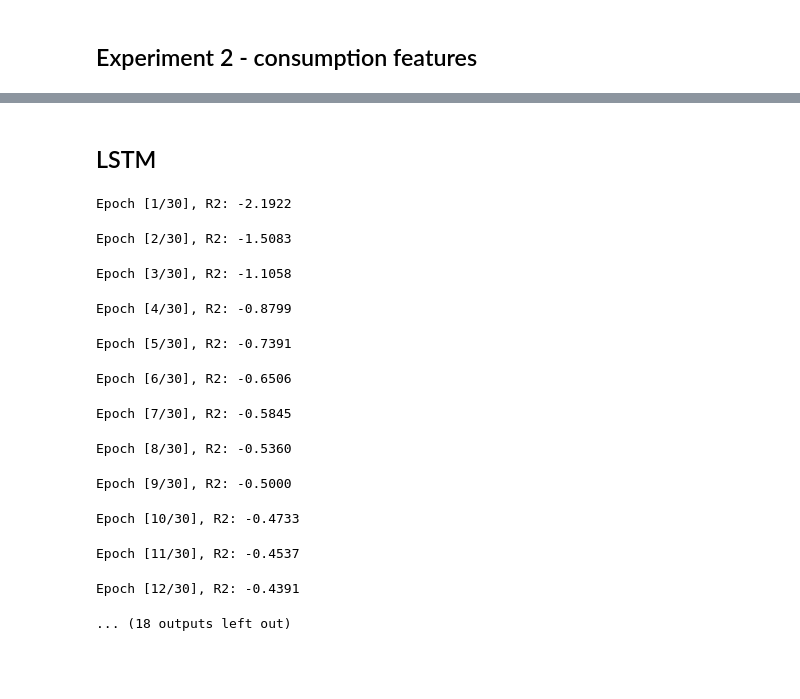
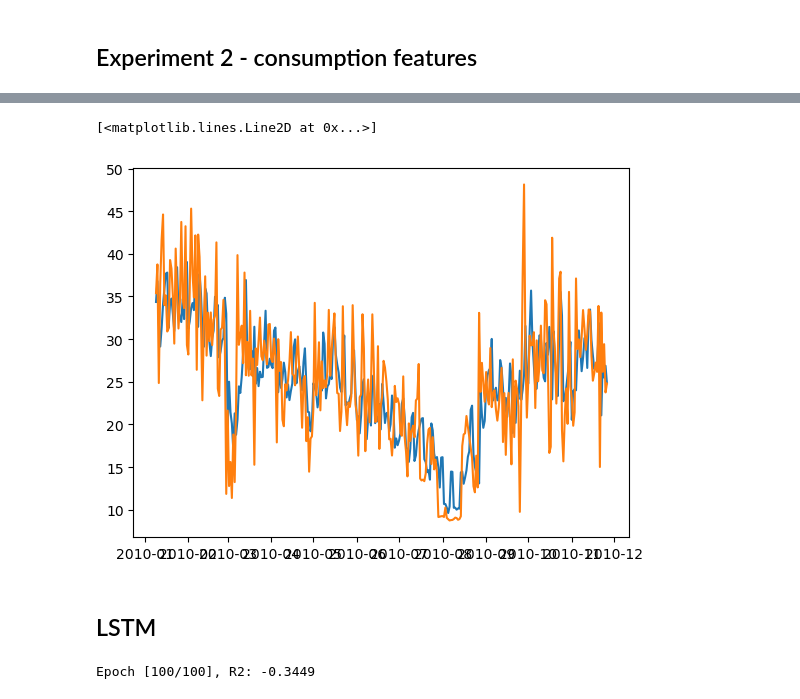
Before and after one commit to sabrinasartori/project-INF442, a Jupyter notebook: notebooks/06-consumption_prediction.ipynb, the cells around one changed output, grey strips where cells are left out. Drawn from its saved outputs; the diff is of its cells as text; code cells hidden in the pictures; blank space fills up the shorter version.

```diff
--- a/notebooks/06-consumption_prediction.ipynb
+++ b/notebooks/06-consumption_prediction.ipynb
@@ -411,3 +443,9 @@ r2_score(y_test2, y_pred)
+# %%
+plt.plot(pd.Series(y_pred, index = y_test2.index))
+plt.plot(y_test2)
+# %% [output]
+[<matplotlib.lines.Line2D at 0x...>]
+[figure, added]
 # %% [markdown]
 ## LSTM
 # %%
@@ -452,11 +490,11 @@ y_tensor_val = torch.tensor(y_train3.values, dtype=torch.float32).view(-1, 1)
 
 # Define hyperparameters
 input_size = X_train2.shape[1]  # Number of features
-hidden_size = 64
+hidden_size = 2
 num_layers = 2
 output_size = 1  # Assuming y is a single output
-batch_size = 5
-num_epochs = 30
+batch_size = 1
+num_epochs = 100
 learning_rate = 0.001
 
 # Create DataLoader
@@ -493,18 +531,7 @@ for epoch in tqdm(range(num_epochs)):
     r2 = metric.compute()
 
     if (epoch+1) % 1 == 0:
+        clear_output()
         print(f'Epoch [{epoch+1}/{num_epochs}], R2: {r2.item():.4f}')
 # %% [output]
-Epoch [1/30], R2: -2.1922
+Epoch [100/100], R2: -0.3449
-Epoch [2/30], R2: -1.5083
-Epoch [3/30], R2: -1.1058
-Epoch [4/30], R2: -0.8799
-Epoch [5/30], R2: -0.7391
-Epoch [6/30], R2: -0.6506
-Epoch [7/30], R2: -0.5845
-Epoch [8/30], R2: -0.5360
-Epoch [9/30], R2: -0.5000
-Epoch [10/30], R2: -0.4733
-Epoch [11/30], R2: -0.4537
-Epoch [12/30], R2: -0.4391
-... (18 outputs left out)
```
Also changed, not shown: parts of 24 cells of this notebook, 11 other files.
